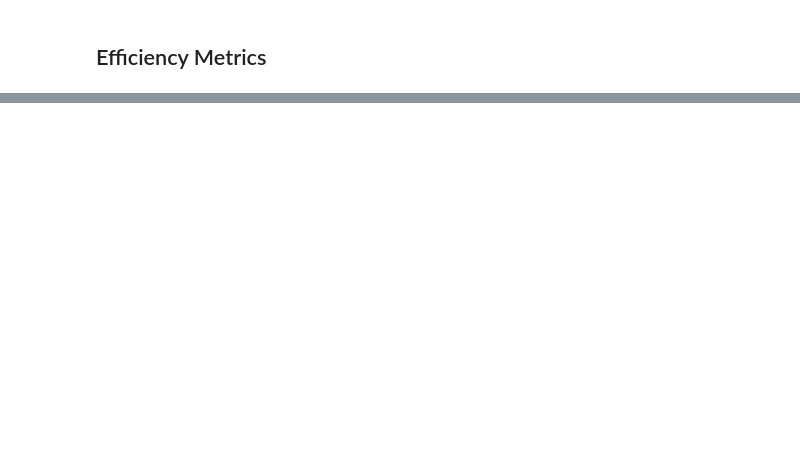
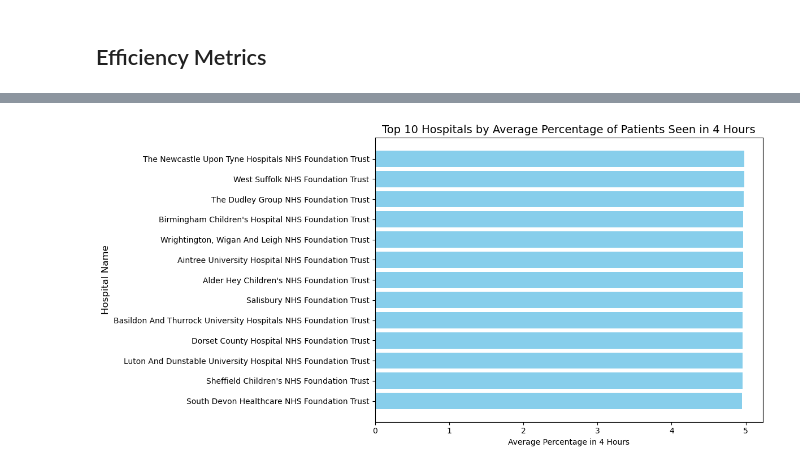
Before and after one commit to iamjaraa/NHS, a Jupyter notebook: Nhs.ipynb, the cells around one changed output, grey strips where cells are left out. Cells and saved outputs as stored; diff of their text form; code cells hidden in the pictures; blank space fills up the shorter version.

```diff
--- a/Nhs.ipynb
+++ b/Nhs.ipynb
@@ -260,11 +296,8 @@ efficiency_sorted = efficiency.sort_values(by='avg_pct_in_4hrs', ascending=False
 # %%
-# Plot results
+df_efficiency = pd.DataFrame(efficiency_sorted)
 
-plt.figure(figsize=(80, 6))
-plt.bar(efficiency_sorted['name'], efficiency_sorted['avg_pct_in_4hrs'], color='skyblue')
-plt.xticks(rotation=90)
-plt.title('Percentage of Patients Seen in 4 Hours by Hospital')
-plt.ylabel('Percentage')
-plt.xlabel('Hospital')
-plt.show()
+# Select the top 10 hospitals with the highest efficiency
+top_10 = df_efficiency.sort_values(by="avg_pct_in_4hrs", ascending=False)
+
+top_10
 # %% [output]
@@ -271,0 +317,15 @@ plt.show()
+# %%
+# Select the top 10 hospitals with the highest efficiency
+top_10 = df_efficiency.sort_values(by="avg_pct_in_4hrs", ascending=False).head(20)
+
+# Plot the results
+plt.figure(figsize=(12, 6))
+plt.barh(top_10['name'], top_10['avg_pct_in_4hrs'], color='skyblue')
+plt.title('Top 10 Hospitals by Average Percentage of Patients Seen in 4 Hours', fontsize=14)
+plt.xlabel('Average Percentage in 4 Hours', fontsize=10)
+plt.ylabel('Hospital Name', fontsize=12)
+plt.gca().invert_yaxis()  # Invert y-axis for better readability
+plt.tight_layout()
+plt.show()
+# %% [output]
+[figure, added]
```
Also changed, not shown: parts of 14 cells of this notebook, 1 other file.
